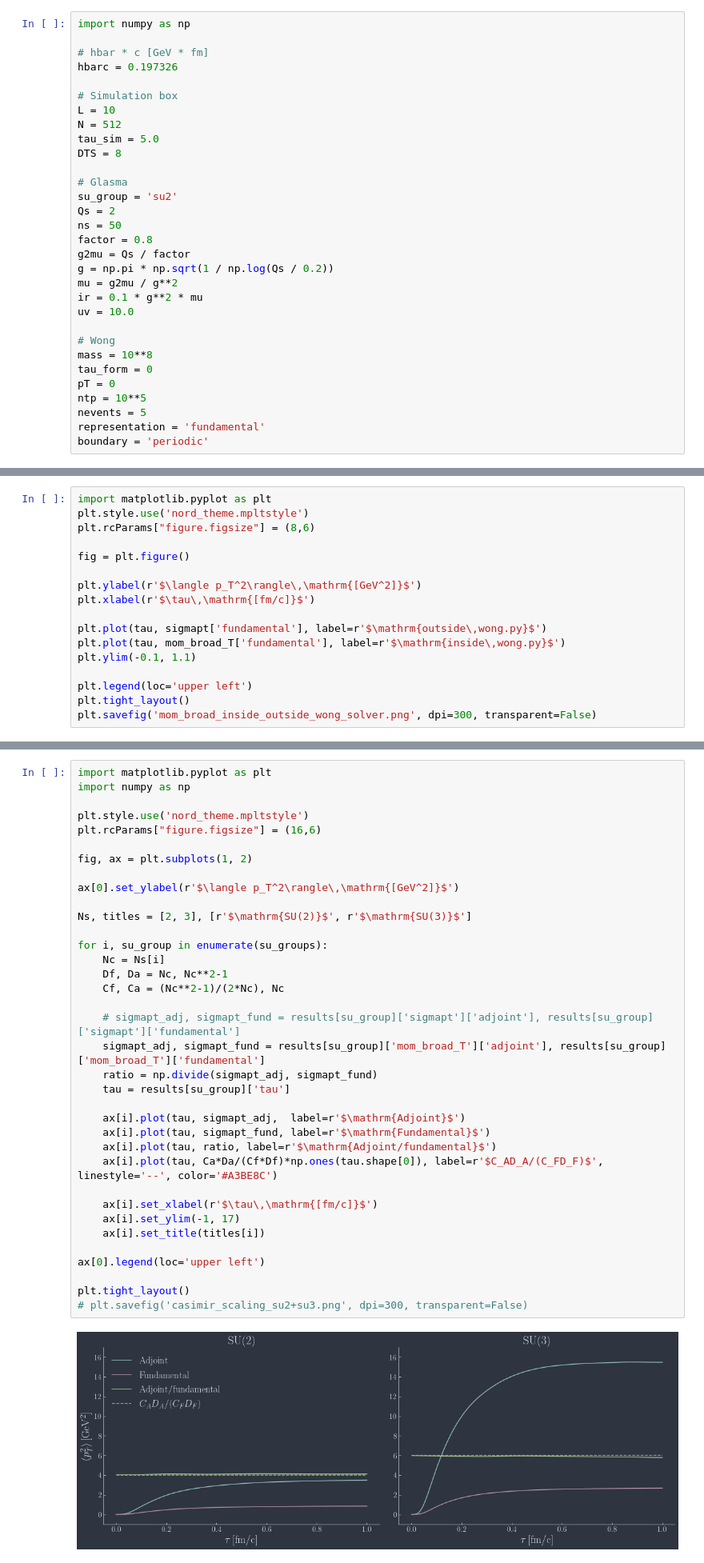
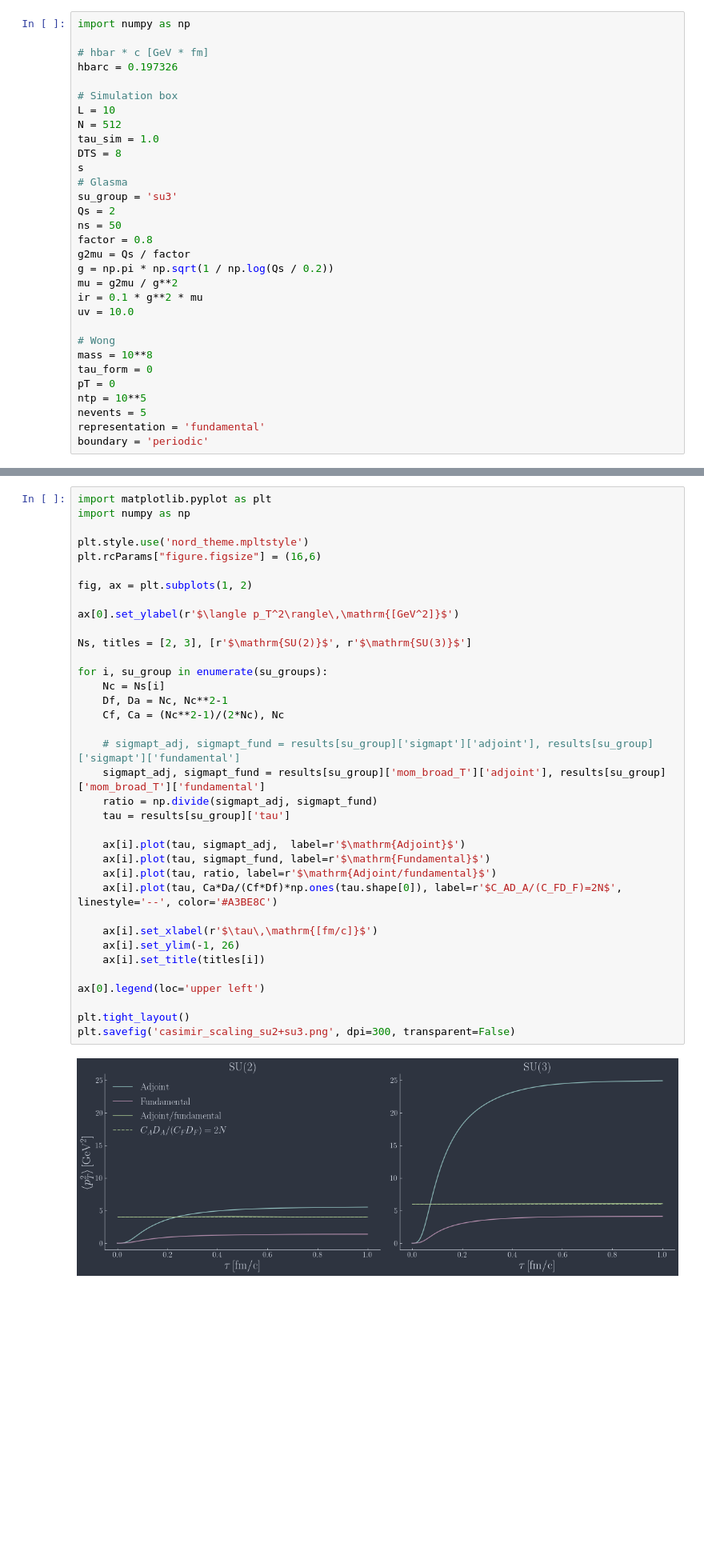
Before and after one commit to avramescudana/curraun, a Jupyter notebook: notebooks/Dana's test notebook for the WongSolver.ipynb, the cells around one changed output, grey strips where cells are left out. Shown at 80% size. Drawn from its saved outputs; the diff is of its cells as text; blank space fills up the shorter version.

```diff
--- a/notebooks/Dana's test notebook for the WongSolver.ipynb
+++ b/notebooks/Dana's test notebook for the WongSolver.ipynb
@@ -11,11 +11,11 @@ hbarc = 0.197326
 # Simulation box
 L = 10
 N = 512
-tau_sim = 5.0
+tau_sim = 1.0
 DTS = 8
-
+s
 # Glasma
-su_group = 'su2'
+su_group = 'su3'
 Qs = 2
 ns = 50
 factor = 0.8
@@ -182,19 +173,2 @@ SU(2) gauge group
 Adjoint representation
 Fundamental representation
-# %%
-import matplotlib.pyplot as plt
-plt.style.use('nord_theme.mpltstyle')
-plt.rcParams["figure.figsize"] = (8,6)
-
-fig = plt.figure()
-
-plt.ylabel(r'$\langle p_T^2\rangle\,\mathrm{[GeV^2]}$')
-plt.xlabel(r'$\tau\,\mathrm{[fm/c]}$')
-
-plt.plot(tau, sigmapt['fundamental'], label=r'$\mathrm{outside\,wong.py}$')
-plt.plot(tau, mom_broad_T['fundamental'], label=r'$\mathrm{inside\,wong.py}$')
-plt.ylim(-0.1, 1.1)
-
-plt.legend(loc='upper left')
-plt.tight_layout()
-plt.savefig('mom_broad_inside_outside_wong_solver.png', dpi=300, transparent=False)
@@ -217,37 +189,37 @@ import numpy as np
 plt.style.use('nord_theme.mpltstyle')
 plt.rcParams["figure.figsize"] = (16,6)
 
 fig, ax = plt.subplots(1, 2)
 
 ax[0].set_ylabel(r'$\langle p_T^2\rangle\,\mathrm{[GeV^2]}$')
 
 Ns, titles = [2, 3], [r'$\mathrm{SU(2)}$', r'$\mathrm{SU(3)}$']
 
 for i, su_group in enumerate(su_groups):
     Nc = Ns[i]
     Df, Da = Nc, Nc**2-1
     Cf, Ca = (Nc**2-1)/(2*Nc), Nc
 
     # sigmapt_adj, sigmapt_fund = results[su_group]['sigmapt']['adjoint'], results[su_group]['sigmapt']['fundamental']
     sigmapt_adj, sigmapt_fund = results[su_group]['mom_broad_T']['adjoint'], results[su_group]['mom_broad_T']['fundamental']
     ratio = np.divide(sigmapt_adj, sigmapt_fund)
     tau = results[su_group]['tau']
 
     ax[i].plot(tau, sigmapt_adj,  label=r'$\mathrm{Adjoint}$')
     ax[i].plot(tau, sigmapt_fund, label=r'$\mathrm{Fundamental}$')
     ax[i].plot(tau, ratio, label=r'$\mathrm{Adjoint/fundamental}$')
-    ax[i].plot(tau, Ca*Da/(Cf*Df)*np.ones(tau.shape[0]), label=r'$C_AD_A/(C_FD_F)$', linestyle='--', color='#A3BE8C')
+    ax[i].plot(tau, Ca*Da/(Cf*Df)*np.ones(tau.shape[0]), label=r'$C_AD_A/(C_FD_F)=2N$', linestyle='--', color='#A3BE8C')
 
     ax[i].set_xlabel(r'$\tau\,\mathrm{[fm/c]}$')
-    ax[i].set_ylim(-1, 17)
+    ax[i].set_ylim(-1, 26)
     ax[i].set_title(titles[i])
 
 ax[0].legend(loc='upper left')
 
 plt.tight_layout()
-# plt.savefig('casimir_scaling_su2+su3.png', dpi=300, transparent=False)
+plt.savefig('casimir_scaling_su2+su3.png', dpi=300, transparent=False)
 # %% [output]
-[figure, old version]
+[figure, new version]
 # %%
 import matplotlib.pyplot as plt
 plt.style.use('nord_theme.mpltstyle')
```
Also changed, not shown: parts of 12 cells of this notebook, 4 other files.
